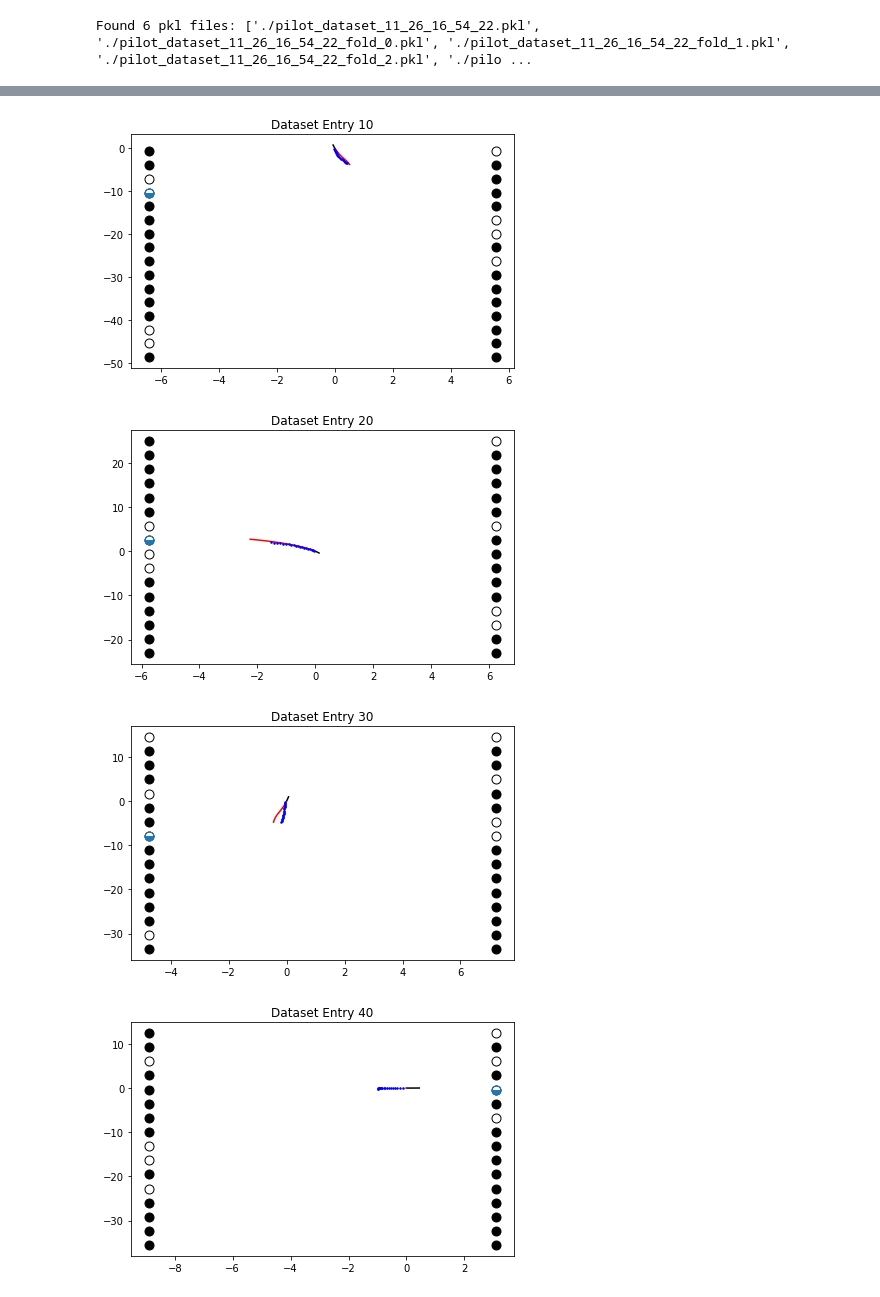
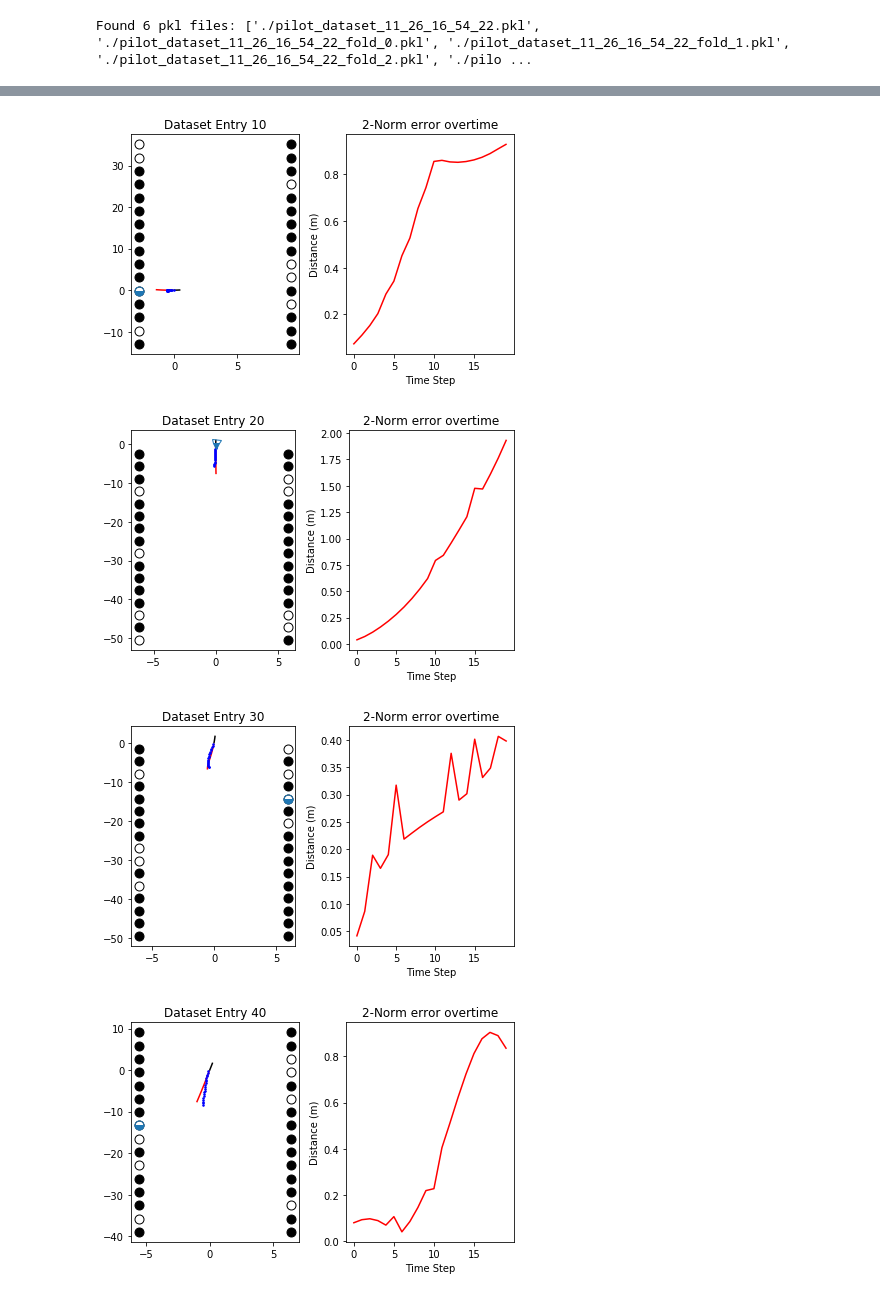
Before and after one commit to MPC-Berkeley/carla, a Jupyter notebook: PythonAPI/analysis/lstm_wip.ipynb, the cells around one changed output, grey strips where cells are left out. Drawn from its saved outputs; the diff is of its cells as text; code cells hidden in the pictures.

Commit message:
XS: Metrics for Goal Model, Model Save and reload, and traj error over time

```diff
--- a/PythonAPI/analysis/lstm_wip.ipynb
+++ b/PythonAPI/analysis/lstm_wip.ipynb
@@ -76,11 +77,14 @@ from keras.layers import Activation, TimeDistributed, Dense, RepeatVector, Embed
 from keras.layers.recurrent import LSTM
 import keras.backend as K # for custom loss function
 
-def max_ent_loss(y_true, y_pred, beta=0.1):
+def max_ent_loss(y_true, y_pred, beta=0.2):
     loss1 = K.categorical_crossentropy(y_true, y_pred)
     loss2 = K.categorical_crossentropy(y_pred, y_pred)
     loss  = loss1 + beta * loss2
     return loss
+
+def top_k_acc(y_true, y_pred, k=3):
+    return metrics.top_k_categorical_accuracy(y_true, y_pred, k=3)
 
 def create_goal_model(traj_input_shape,goal_input_shape, hidden_dim,n_outputs):
 
@@ -109,7 +113,7 @@ def create_goal_model(traj_input_shape,goal_input_shape, hidden_dim,n_outputs):
 
     # Compile model using loss
 #     model.compile(loss='categorical_crossentropy', optimizer='adam', metrics=['accuracy'])
-    model.compile(loss=max_ent_loss, optimizer='adam', metrics=['accuracy'])
+    model.compile(loss=max_ent_loss, optimizer='adam', metrics=[top_k_acc])
 
     return model
 # %%
@@ -196,7 +209,14 @@ dict_keys(['val_loss', 'val_acc', 'loss', 'acc'])
 # %%
 # Get test data
-file_num = 2
+file_num = 5
 test_hist_traj, test_future_traj, test_goals_position, test_one_hot_goal = extract_data(pklfiles_to_process, file_num)
+
+# Load model from disk
+load_model = False
+if load_model:
+    model_files_on_disk = glob.glob('./goal_model_*.h5')
+    print('Model files on disk: %s' % model_files_on_disk)
+    goal_model = load_model(model_files_on_disk[-1])
 
 # Use the goal model to predict
 goal_pred = goal_model.predict([test_hist_traj, test_goals_position])
@@ -379,4 +408,11 @@ dict_keys(['val_loss', 'val_acc', 'loss', 'acc'])
 # %%
+# Load model from disk
+load_model = False
+if load_model:
+    model_files_on_disk = glob.glob('./traj_model_*.h5')
+    print('Model files on disk: %s' % model_files_on_disk)
+    traj_model = load_model(model_files_on_disk[-1])
+
 # Use the traj model to predict
 traj_pred = traj_model.predict([test_hist_traj, test_one_hot_goal])
 # %%
@@ -387,6 +423,7 @@ test_goals_coords = test_goals_position.reshape((test_goals_position.shape[0], 3
 
 for i in range(0, len(goal_pred), 10):
     plt.figure()
+    plt.subplot(121)
 
     # Plot the vehicle trajectory in the snippet
     plt.plot(test_hist_traj[i][:,0], test_hist_traj[i][:,1], 'k')
@@ -410,5 +447,12 @@ for i in range(0, len(goal_pred), 10):
 
     plt.title('Dataset Entry %d' % i)
 
+    plt.subplot(122)
+    diff = np.linalg.norm(test_future_traj[i][:,0:2] - traj_pred[i][:,0:2], axis=1)
+    plt.plot(diff, 'r')
+    plt.title('2-Norm error overtime')
+    plt.xlabel('Time Step')
+    plt.ylabel('Distance (m)')
+
     plt.tight_layout()
 # %% [output]
@@ -416,4 +460,4 @@ for i in range(0, len(goal_pred), 10):
-[figure, old version]
+[figure, new version]
-[figure, old version]
+[figure, new version]
-[figure, old version]
+[figure, new version]
-[figure, old version]
+[figure, new version]
```
Also changed, not shown: parts of 10 cells of this notebook.
